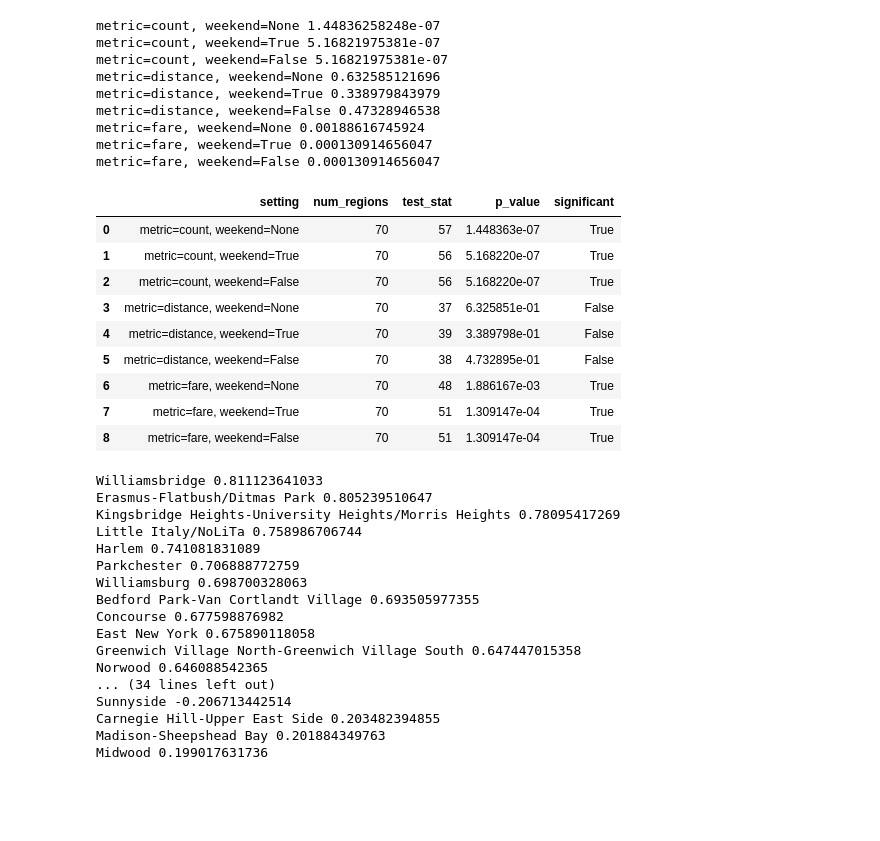
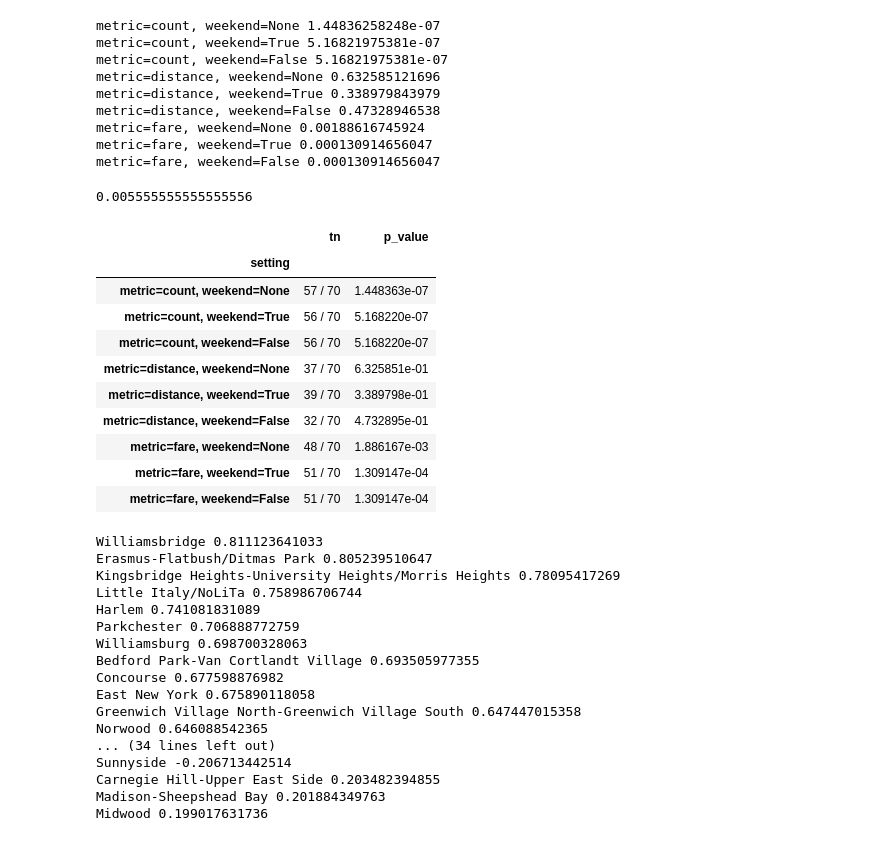
Before and after one commit to ds1004-sp17/ds1004, a Jupyter notebook: deliverable2/rent_hypothesis.ipynb, the cells around one changed output. Saved outputs shown, nothing was run; the diff lists cells and outputs as text; code cells hidden in the pictures; blank space fills up the shorter version.

```diff
--- a/deliverable2/rent_hypothesis.ipynb
+++ b/deliverable2/rent_hypothesis.ipynb
@@ -397,6 +397,7 @@ def evaluate(zillow_composite, yellow, title, metric='count', log=True):
     # 1 means "positive direction" and 0 means "negative direction".
     # Under H_0, the test statistic should be 0.5 * len(corr)
     t = sum(1 - np.signbit(corr.as_matrix())) # signbit -> positive -> False
+    tt = t
     t = max(t, n - t) # Either positive or negative
     z = (t - n / 2.0) / np.sqrt(n * 0.5 * 0.5)
 
@@ -410,7 +411,7 @@ def evaluate(zillow_composite, yellow, title, metric='count', log=True):
         print('z:', z)
         print('p:', p)
 
-    return (n, t, z, p)
+    return (n, tt, z, p)
 # %%
 metrics = ['count', 'distance', 'fare']
 weekend = [None, True, False]
@@ -442,20 +443,26 @@ metric=distance, weekend=False 0.47328946538
 metric=fare, weekend=None 0.00188616745924
 metric=fare, weekend=True 0.000130914656047
 metric=fare, weekend=False 0.000130914656047
-# %%
-results_pd['significant'] = results_pd['p_value'] < 0.05 / len(results_pd)
-results_pd.drop('z_score', axis=1)
-# %% [output]
-|  | setting | num_regions | test_stat | p_value | significant |
-| 0 | metric=count, weekend=None | 70 | 57 | 1.448363e-07 | True |
-| 1 | metric=count, weekend=True | 70 | 56 | 5.168220e-07 | True |
-| 2 | metric=count, weekend=False | 70 | 56 | 5.168220e-07 | True |
-| 3 | metric=distance, weekend=None | 70 | 37 | 6.325851e-01 | False |
-| 4 | metric=distance, weekend=True | 70 | 39 | 3.389798e-01 | False |
-| 5 | metric=distance, weekend=False | 70 | 38 | 4.732895e-01 | False |
-| 6 | metric=fare, weekend=None | 70 | 48 | 1.886167e-03 | True |
-| 7 | metric=fare, weekend=True | 70 | 51 | 1.309147e-04 | True |
-| 8 | metric=fare, weekend=False | 70 | 51 | 1.309147e-04 | True |
+# %%
+0.05 / len(results_pd)
+# %% [output]
+0.005555555555555556
+# %%
+results_pd['significant'] = results_pd['p_value'] < 0.05 / len(results_pd)
+results_pd['tn'] = [str(x) + ' / ' + str(y) for x, y in zip(results_pd['test_stat'], results_pd['num_regions'])]
+results_pd.set_index('setting')[['tn', 'p_value']]
+# %% [output]
+|  | tn | p_value |
+| setting |  |  |
+| metric=count, weekend=None | 57 / 70 | 1.448363e-07 |
+| metric=count, weekend=True | 56 / 70 | 5.168220e-07 |
+| metric=count, weekend=False | 56 / 70 | 5.168220e-07 |
+| metric=distance, weekend=None | 37 / 70 | 6.325851e-01 |
+| metric=distance, weekend=True | 39 / 70 | 3.389798e-01 |
+| metric=distance, weekend=False | 32 / 70 | 4.732895e-01 |
+| metric=fare, weekend=None | 48 / 70 | 1.886167e-03 |
+| metric=fare, weekend=True | 51 / 70 | 1.309147e-04 |
+| metric=fare, weekend=False | 51 / 70 | 1.309147e-04 |
 # %%
 evaluate(zillow_composite, yellow,
         'Correlations between dropoffs and price\n'
```
Also changed, not shown: 1 other file.
